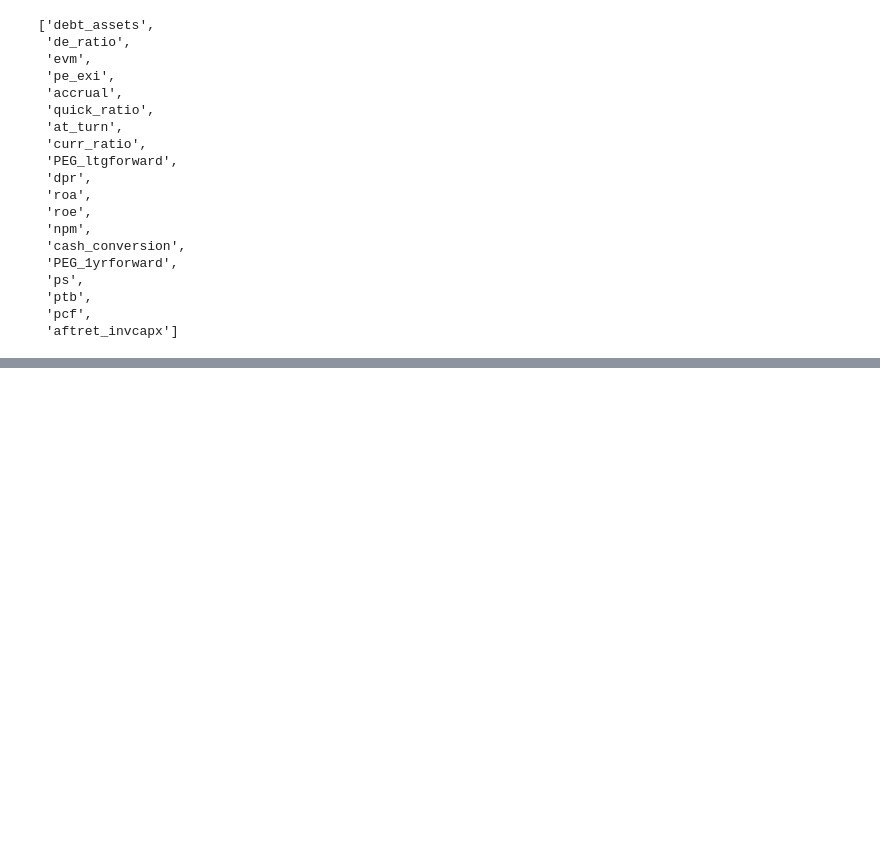
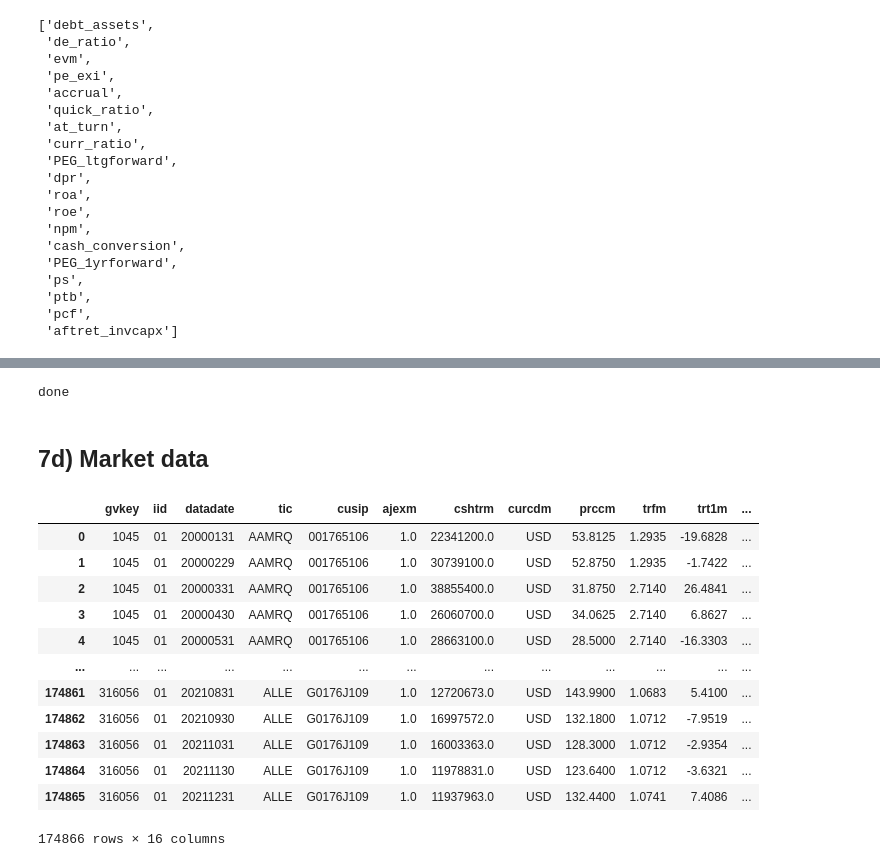
Before and after one commit to pyliut/CSMOM_HT22, a Jupyter notebook: DataFormatting_TomLiu.ipynb, the cells around one changed output, grey strips where cells are left out. Saved outputs shown, nothing was run; the diff lists cells and outputs as text; code cells hidden in the pictures; blank space fills up the shorter version.

```diff
--- a/DataFormatting_TomLiu.ipynb
+++ b/DataFormatting_TomLiu.ipynb
@@ -566,0 +710,25 @@ macro = ["CPI", "FedFundsTargetRate", "GDP", "MedianHomeSalesPrice",
+# %%
+df_FundamentalMacroAnalyst.to_pickle("df_FundamentalMacroAnalyst.pkl")
+print("done")
+# %% [output]
+done
+# %% [markdown]
+## 7d) Market data
+# %%
+readname = "MarketData/SPX_PriceData_CompustatMonthly.csv"
+df_temp = pd.read_csv(readname)
+df_temp
+# %% [output]
+|  | gvkey | iid | datadate | tic | cusip | ajexm | cshtrm | curcdm | prccm | trfm | trt1m | ... |
+| 0 | 1045 | 01 | 20000131 | AAMRQ | 001765106 | 1.0 | 22341200.0 | USD | 53.8125 | 1.2935 | -19.6828 | ... |
+| 1 | 1045 | 01 | 20000229 | AAMRQ | 001765106 | 1.0 | 30739100.0 | USD | 52.8750 | 1.2935 | -1.7422 | ... |
+| 2 | 1045 | 01 | 20000331 | AAMRQ | 001765106 | 1.0 | 38855400.0 | USD | 31.8750 | 2.7140 | 26.4841 | ... |
+| 3 | 1045 | 01 | 20000430 | AAMRQ | 001765106 | 1.0 | 26060700.0 | USD | 34.0625 | 2.7140 | 6.8627 | ... |
+| 4 | 1045 | 01 | 20000531 | AAMRQ | 001765106 | 1.0 | 28663100.0 | USD | 28.5000 | 2.7140 | -16.3303 | ... |
+| ... | ... | ... | ... | ... | ... | ... | ... | ... | ... | ... | ... | ... |
+| 174861 | 316056 | 01 | 20210831 | ALLE | G0176J109 | 1.0 | 12720673.0 | USD | 143.9900 | 1.0683 | 5.4100 | ... |
+| 174862 | 316056 | 01 | 20210930 | ALLE | G0176J109 | 1.0 | 16997572.0 | USD | 132.1800 | 1.0712 | -7.9519 | ... |
+| 174863 | 316056 | 01 | 20211031 | ALLE | G0176J109 | 1.0 | 16003363.0 | USD | 128.3000 | 1.0712 | -2.9354 | ... |
+| 174864 | 316056 | 01 | 20211130 | ALLE | G0176J109 | 1.0 | 11978831.0 | USD | 123.6400 | 1.0712 | -3.6321 | ... |
+| 174865 | 316056 | 01 | 20211231 | ALLE | G0176J109 | 1.0 | 11937963.0 | USD | 132.4400 | 1.0741 | 7.4086 | ... |
+174866 rows × 16 columns
```
Also changed, not shown: parts of 18 cells of this notebook.
